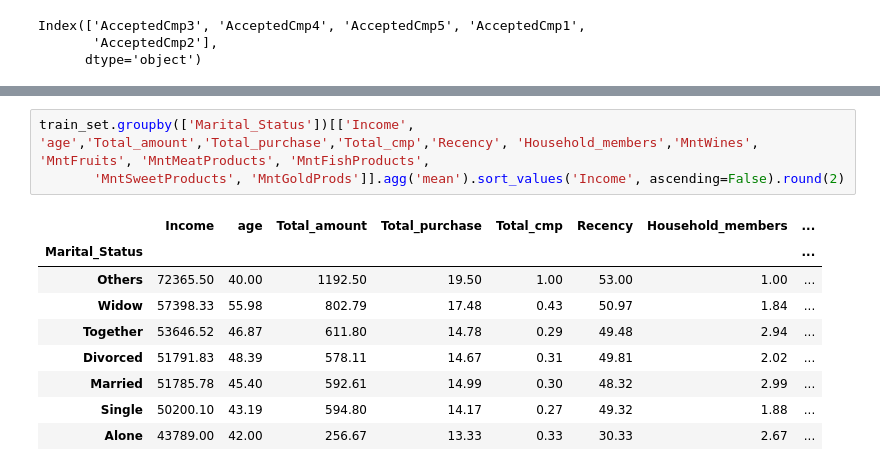
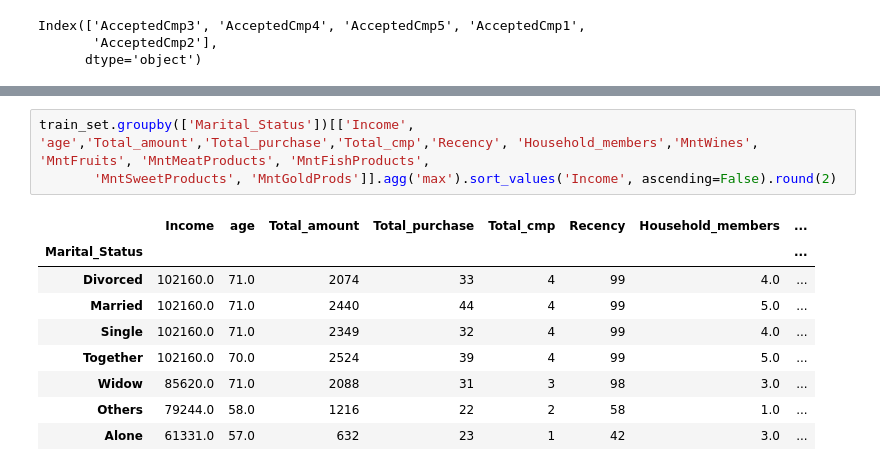
Before and after one commit to ANG112/Project_Break_ML, a Jupyter notebook: 03_EDA_train.ipynb, the cells around one changed output, grey strips where cells are left out. Saved outputs shown, nothing was run; the diff lists cells and outputs as text.

```diff
--- a/03_EDA_train.ipynb
+++ b/03_EDA_train.ipynb
@@ -554,13 +555,13 @@ train_set.groupby(['Education'])[['Income', 'age','Total_amount','Total_purchase
 # %%
 train_set.groupby(['Marital_Status'])[['Income', 'age','Total_amount','Total_purchase','Total_cmp','Recency', 'Household_members','MntWines', 'MntFruits', 'MntMeatProducts', 'MntFishProducts',
-       'MntSweetProducts', 'MntGoldProds']].agg('mean').sort_values('Income', ascending=False).round(2)
+       'MntSweetProducts', 'MntGoldProds']].agg('max').sort_values('Income', ascending=False).round(2)
 # %% [output]
 |  | Income | age | Total_amount | Total_purchase | Total_cmp | Recency | Household_members | ... |
 | Marital_Status |  |  |  |  |  |  |  | ... |
-| Others | 72365.50 | 40.00 | 1192.50 | 19.50 | 1.00 | 53.00 | 1.00 | ... |
-| Widow | 57398.33 | 55.98 | 802.79 | 17.48 | 0.43 | 50.97 | 1.84 | ... |
-| Together | 53646.52 | 46.87 | 611.80 | 14.78 | 0.29 | 49.48 | 2.94 | ... |
-| Divorced | 51791.83 | 48.39 | 578.11 | 14.67 | 0.31 | 49.81 | 2.02 | ... |
-| Married | 51785.78 | 45.40 | 592.61 | 14.99 | 0.30 | 48.32 | 2.99 | ... |
-| Single | 50200.10 | 43.19 | 594.80 | 14.17 | 0.27 | 49.32 | 1.88 | ... |
-| Alone | 43789.00 | 42.00 | 256.67 | 13.33 | 0.33 | 30.33 | 2.67 | ... |
+| Divorced | 102160.0 | 71.0 | 2074 | 33 | 4 | 99 | 4.0 | ... |
+| Married | 102160.0 | 71.0 | 2440 | 44 | 4 | 99 | 5.0 | ... |
+| Single | 102160.0 | 71.0 | 2349 | 32 | 4 | 99 | 4.0 | ... |
+| Together | 102160.0 | 70.0 | 2524 | 39 | 4 | 99 | 5.0 | ... |
+| Widow | 85620.0 | 71.0 | 2088 | 31 | 3 | 98 | 3.0 | ... |
+| Others | 79244.0 | 58.0 | 1216 | 22 | 2 | 58 | 1.0 | ... |
+| Alone | 61331.0 | 57.0 | 632 | 23 | 1 | 42 | 3.0 | ... |
```
Also changed, not shown: parts of 7 cells of this notebook, 6 other files.
